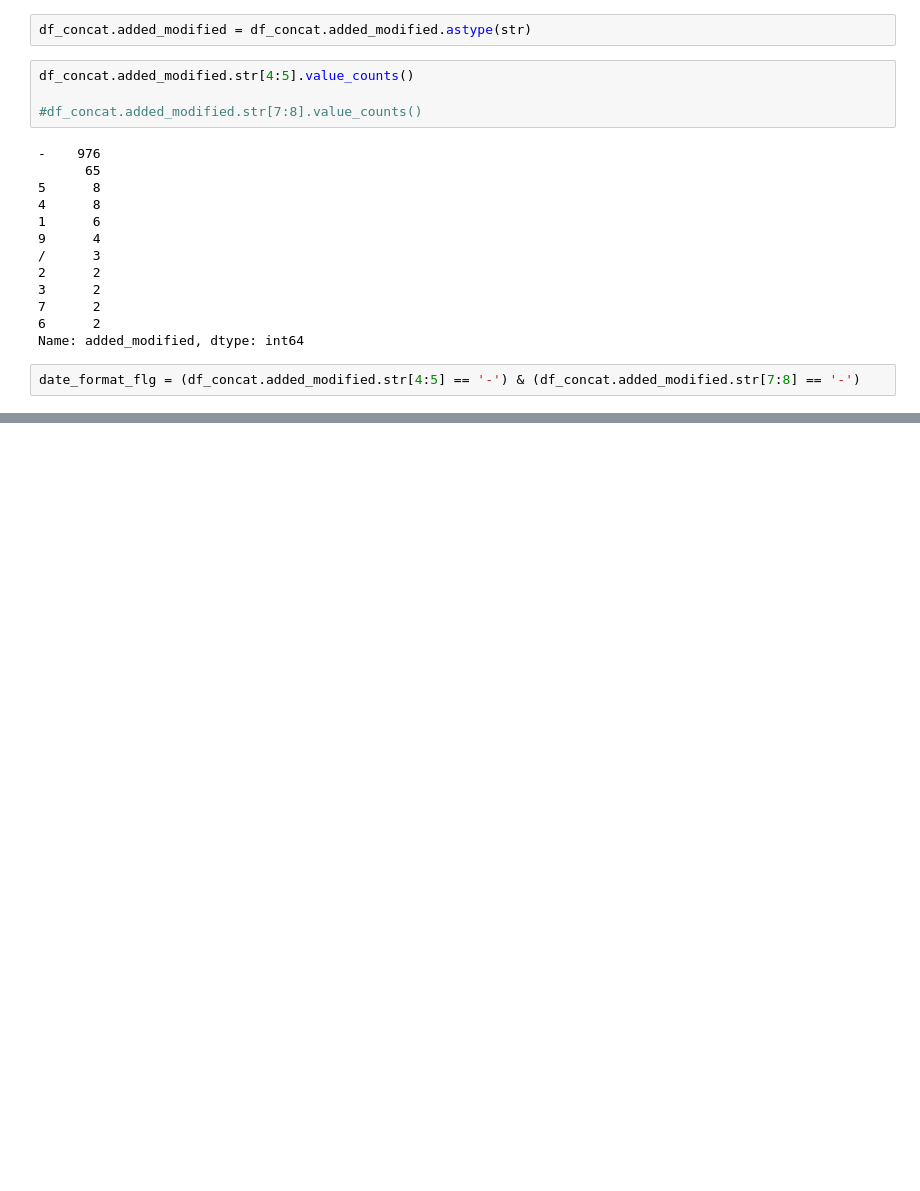
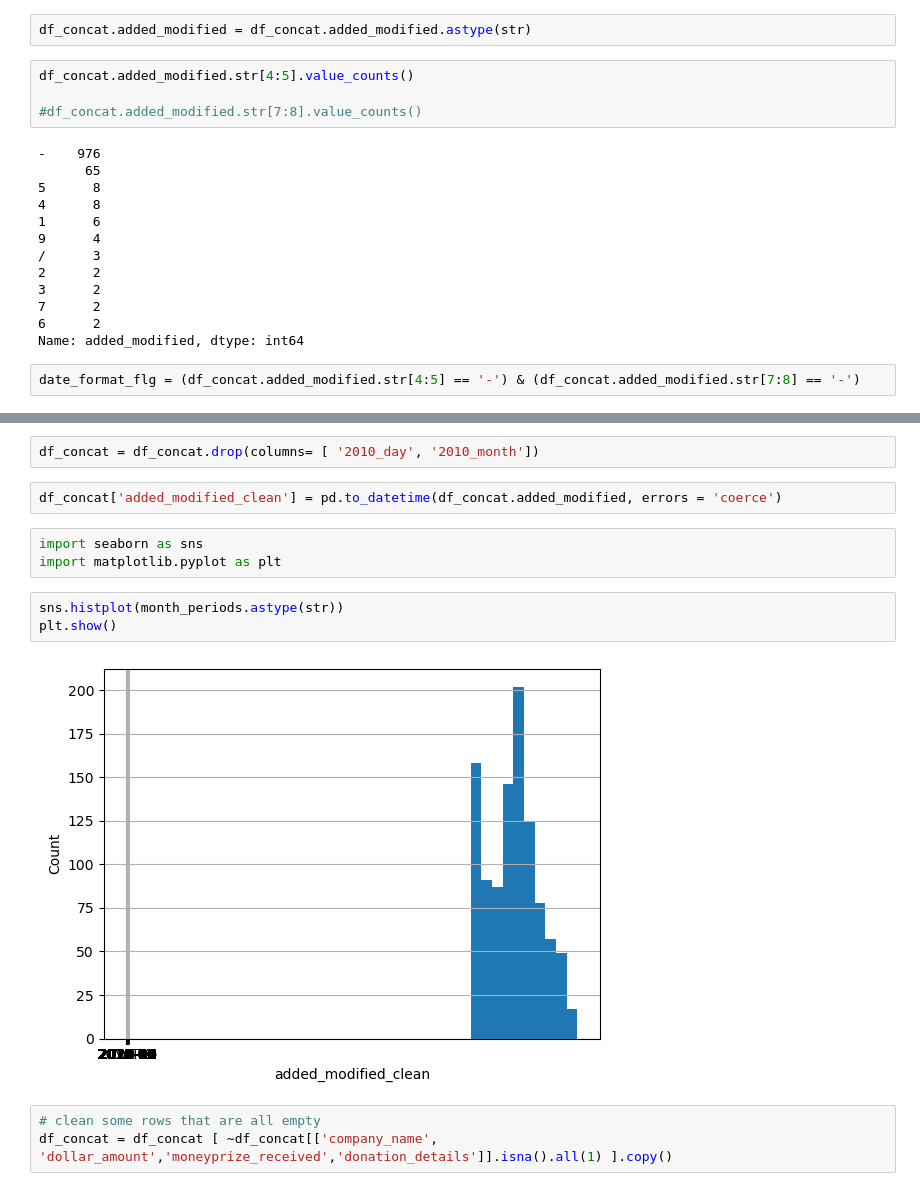
Before and after one commit to carlosfg97/Kurling4Kids, a Jupyter notebook: past_donors/past_donors_etl.ipynb, the cells around one changed output, grey strips where cells are left out. Drawn from its saved outputs; the diff is of its cells as text; blank space fills up the shorter version.

Commit message:
cleaned donors date

```diff
--- a/past_donors/past_donors_etl.ipynb
+++ b/past_donors/past_donors_etl.ipynb
@@ -187,0 +176,15 @@ df_concat[date_format_flg]
+# %%
+df_concat = df_concat.drop(columns= [ '2010_day', '2010_month'])
+# %%
+df_concat['added_modified_clean'] = pd.to_datetime(df_concat.added_modified, errors = 'coerce')
+# %%
+import seaborn as sns
+import matplotlib.pyplot as plt
+# %%
+sns.histplot(month_periods.astype(str))
+plt.show()
+# %% [output]
+[figure, added]
+# %%
+# clean some rows that are all empty
+df_concat = df_concat [ ~df_concat[['company_name', 'dollar_amount','moneyprize_received','donation_details']].isna().all(1) ].copy()
```
Also changed, not shown: parts of 23 cells of this notebook.
